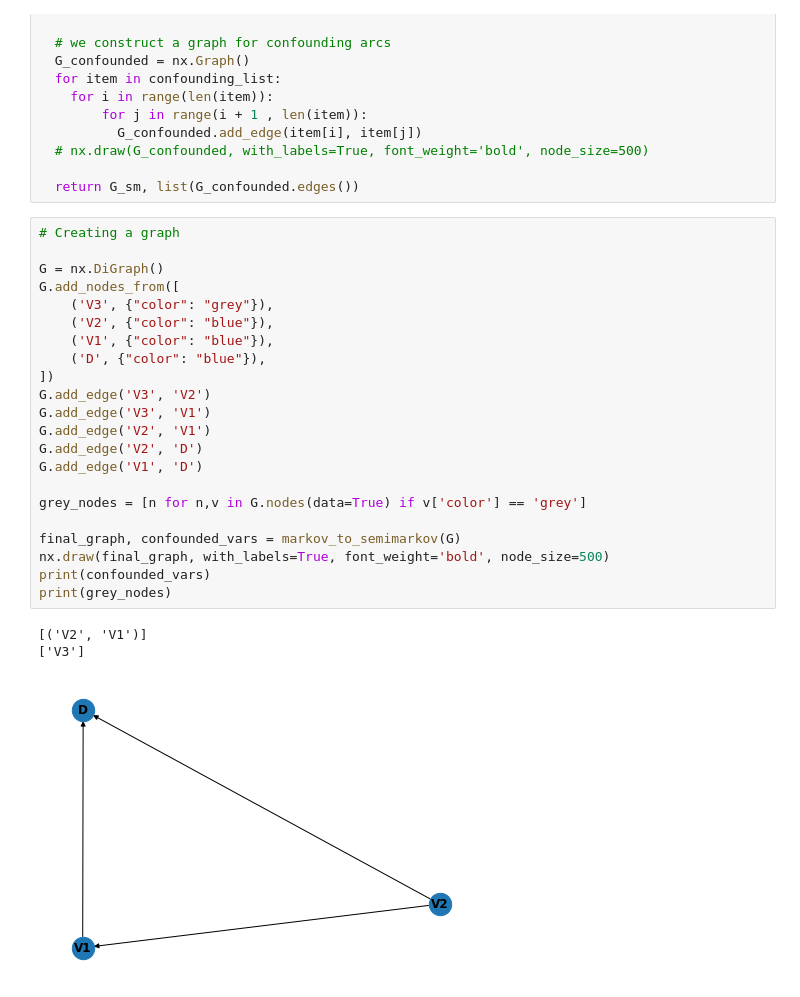
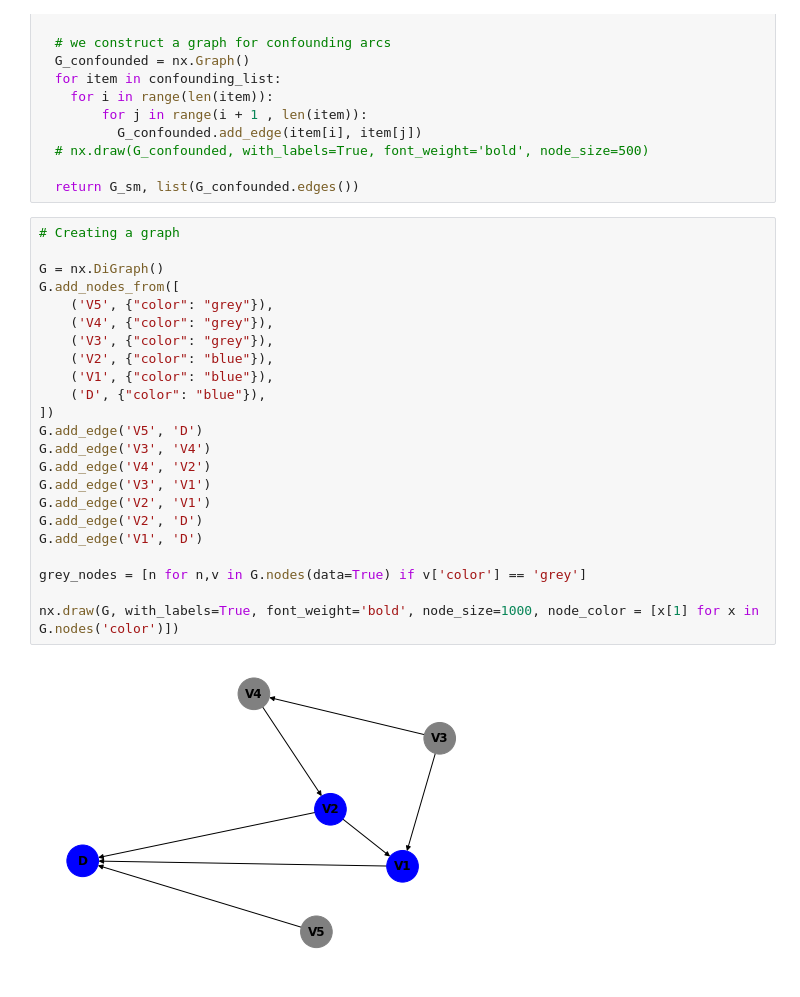
Before and after one commit to aliash98/BPM_CausalReasoning, a Jupyter notebook: IDwithMarkovianInput.ipynb, the cells around one changed output. Saved outputs shown, nothing was run; the diff lists cells and outputs as text.

```diff
--- a/IDwithMarkovianInput.ipynb
+++ b/IDwithMarkovianInput.ipynb
@@ -79,26 +81,25 @@ def markov_to_semimarkov(G):
 # %%
 # Creating a graph
 
 G = nx.DiGraph()
 G.add_nodes_from([
+    ('V5', {"color": "grey"}),
+    ('V4', {"color": "grey"}),
     ('V3', {"color": "grey"}),
     ('V2', {"color": "blue"}),
     ('V1', {"color": "blue"}),
     ('D', {"color": "blue"}),
 ])
-G.add_edge('V3', 'V2')
+G.add_edge('V5', 'D')
+G.add_edge('V3', 'V4')
+G.add_edge('V4', 'V2')
 G.add_edge('V3', 'V1')
 G.add_edge('V2', 'V1')
 G.add_edge('V2', 'D')
 G.add_edge('V1', 'D')
 
 grey_nodes = [n for n,v in G.nodes(data=True) if v['color'] == 'grey']
 
-final_graph, confounded_vars = markov_to_semimarkov(G)
-nx.draw(final_graph, with_labels=True, font_weight='bold', node_size=500)
-print(confounded_vars)
-print(grey_nodes)
+nx.draw(G, with_labels=True, font_weight='bold', node_size=1000, node_color = [x[1] for x in G.nodes('color')])
 # %% [output]
-[('V2', 'V1')]
-['V3']
-[figure, old version]
+[figure, new version]
```
Also changed, not shown: parts of 7 cells of this notebook.
